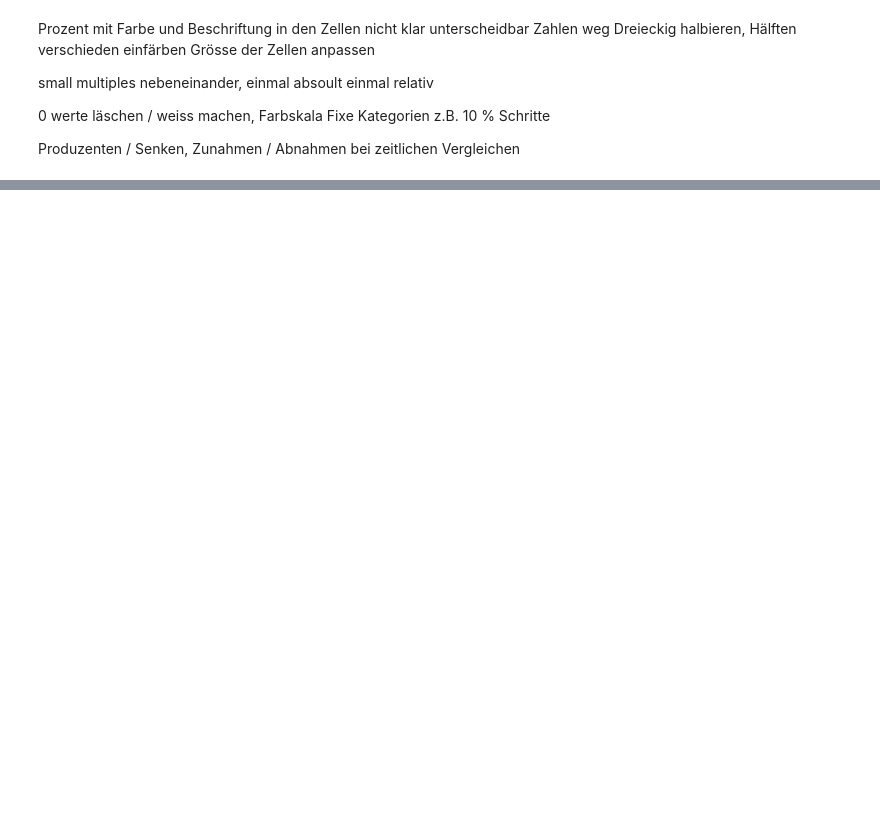
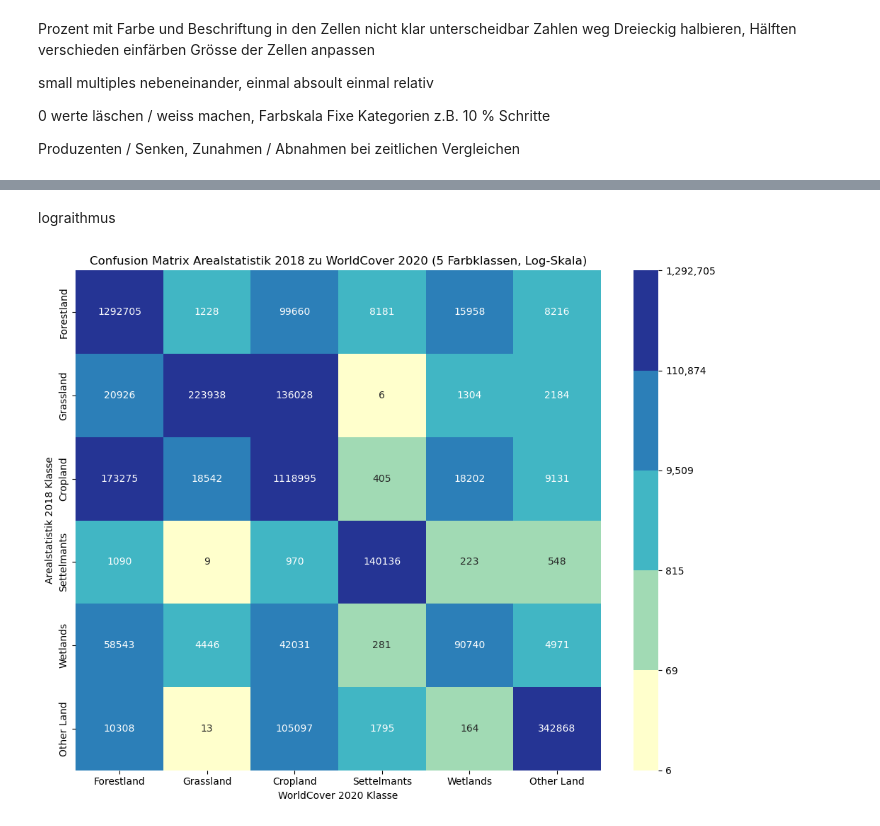
Before and after one commit to JonasHeinz/landcover_analysis, a Jupyter notebook: scripts/analysis/worldcover/explorativ/Visualisierungen.ipynb, the cells around one changed output, grey strips where cells are left out. Drawn from its saved outputs; the diff is of its cells as text; code cells hidden in the pictures; blank space fills up the shorter version.

```diff
--- a/scripts/analysis/worldcover/explorativ/Visualisierungen.ipynb
+++ b/scripts/analysis/worldcover/explorativ/Visualisierungen.ipynb
@@ -215,0 +415,69 @@ Produzenten / Senken, Zunahmen / Abnahmen bei zeitlichen Vergleichen
+# %% [markdown]
+lograithmus
+# %%
+import pandas as pd
+import matplotlib.pyplot as plt
+import seaborn as sns
+from matplotlib.colors import ListedColormap, BoundaryNorm, LogNorm
+import numpy as np
+
+# Mapping für Label-Namen (optional)
+label_names = {
+    1: "Forestland",
+    2: "Grassland",
+    3: "Cropland",
+    4: "Settelmants",
+    5: "Wetlands",
+    6: "Other Land"
+}
+
+# CSV laden
+cm_df = pd.read_csv("confusion_matrix.csv", index_col=0)
+
+# Spalten und Index in int konvertieren, dann in Namen umwandeln
+cm_df.columns = cm_df.columns.astype(int)
+cm_df.index = cm_df.index.astype(int)
+cm_named = cm_df.rename(index=label_names, columns=label_names)
+
+# Annotierungsformat als ganze Zahlen
+annot_matrix = cm_named.applymap(lambda x: f"{int(x)}")
+
+# Definiere 5 diskrete Farbklassen (Beispiel-Farbpalette)
+colors = ["#ffffcc", "#a1dab4", "#41b6c4", "#2c7fb8", "#253494"]
+cmap = ListedColormap(colors)
+
+# Wertebereich bestimmen (min > 0 für log scale)
+cm_values = cm_named.values
+cm_min = cm_values[cm_values > 0].min()  # Minimum positive value
+cm_max = cm_values.max()
+
+# Logarithmische Grenzen für Farbklassen (5 Klassen)
+bounds = np.logspace(np.log10(cm_min), np.log10(cm_max), 6)
+norm = BoundaryNorm(bounds, cmap.N)
+
+plt.figure(figsize=(10, 8))
+ax = sns.heatmap(
+    cm_named,
+    annot=annot_matrix,
+    fmt="",
+    cmap=cmap,
+    norm=norm,
+    xticklabels=cm_named.columns,
+    yticklabels=cm_named.index,
+    cbar=True
+)
+
+plt.title("Confusion Matrix Arealstatistik 2018 zu WorldCover 2020 (5 Farbklassen, Log-Skala)")
+plt.xlabel("WorldCover 2020 Klasse")
+plt.ylabel("Arealstatistik 2018 Klasse")
+plt.tight_layout()
+
+# Colorbar anpassen mit Log-Skala und diskreten Ticks
+colorbar = ax.collections[0].colorbar
+colorbar.set_ticks(bounds)
+colorbar.set_ticklabels([f"{int(b):,}" for b in bounds])
+colorbar.set_label("", rotation=270, labelpad=20)
+
+plt.show()
+# %% [output]
+[figure, added]
```
Also changed, not shown: parts of 24 cells of this notebook, 1 other file.
